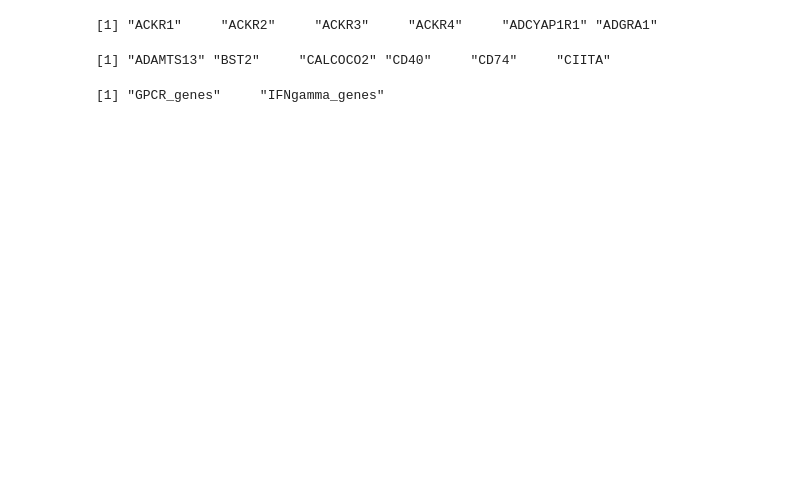
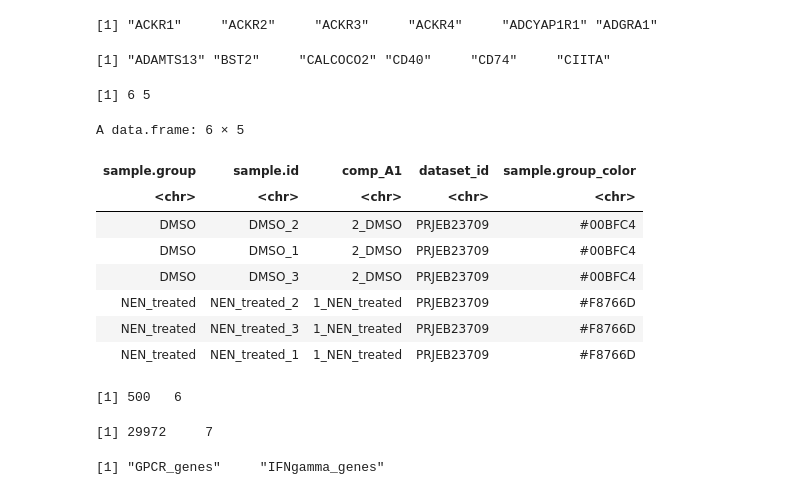
Before and after one commit to Hyperunison/rnaseqworkflow, a Jupyter notebook: analyses/downstream_analysis_example_workflow/example_RNAseq_downstream_workflow.ipynb, the cells around one changed output. Drawn from its saved outputs; the diff is of its cells as text; code cells hidden in the pictures; blank space fills up the shorter version.

```diff
--- a/analyses/downstream_analysis_example_workflow/example_RNAseq_downstream_workflow.ipynb
+++ b/analyses/downstream_analysis_example_workflow/example_RNAseq_downstream_workflow.ipynb
@@ -906,13 +964,30 @@ rm(geneVec)
 [1] "ADAMTS13" "BST2"     "CALCOCO2" "CD40"     "CD74"     "CIITA"
 # %%
 ## Create list with Heatmaps
+dim(dfDesign)
+dfDesign
+dim(dfData)
+dim(dfTPM)
 
 HMplotList <- createHeatmapPlotList(
     HmDisplayCatsFromDb = HmDisplayCatsFromDb,
     dfDesign = dfDesign,
     dfData = dfData,
     dfTPM = dfTPM
 )
+# %% [output]
+[1] 6 5
+A data.frame: 6 × 5
+| sample.group | sample.id | comp_A1 | dataset_id | sample.group_color |
+| <chr> | <chr> | <chr> | <chr> | <chr> |
+| DMSO | DMSO_2 | 2_DMSO | PRJEB23709 | #00BFC4 |
+| DMSO | DMSO_1 | 2_DMSO | PRJEB23709 | #00BFC4 |
+| DMSO | DMSO_3 | 2_DMSO | PRJEB23709 | #00BFC4 |
+| NEN_treated | NEN_treated_2 | 1_NEN_treated | PRJEB23709 | #F8766D |
+| NEN_treated | NEN_treated_3 | 1_NEN_treated | PRJEB23709 | #F8766D |
+| NEN_treated | NEN_treated_1 | 1_NEN_treated | PRJEB23709 | #F8766D |
+[1] 500   6
+[1] 29972     7
 # %%
 # Available heatmaps for display:
 names(HMplotList)
```
Also changed, not shown: parts of 22 cells of this notebook, 8 other files.
